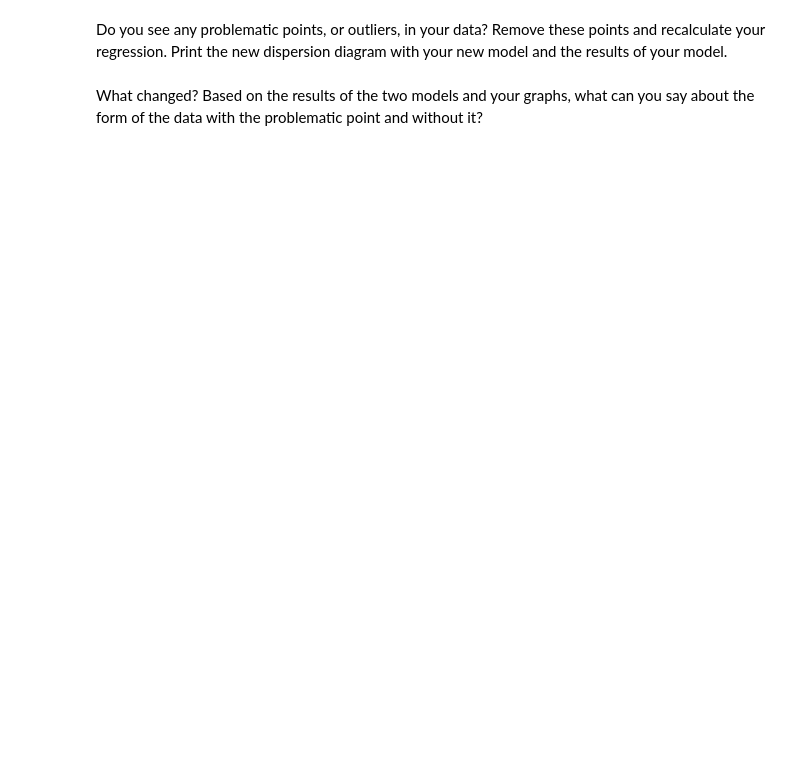
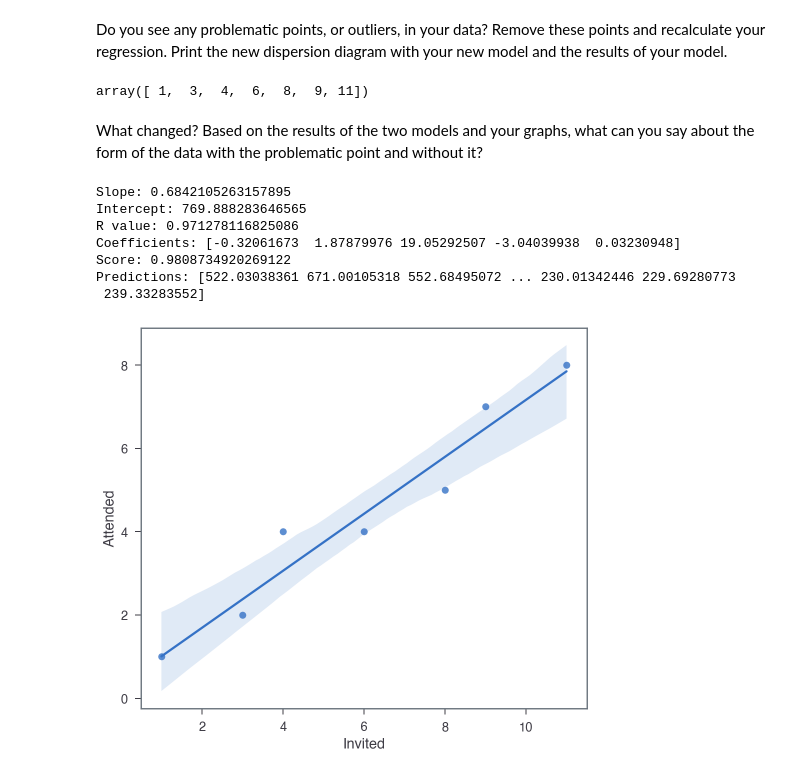
Before and after one commit to ta-data-lis/lab-regression-analysis, a Jupyter notebook: your-code/challenge1.ipynb, the cells around one changed output. Drawn from its saved outputs; the diff is of its cells as text; code cells hidden in the pictures; blank space fills up the shorter version.

```diff
--- a/your-code/challenge1.ipynb
+++ b/your-code/challenge1.ipynb
@@ -250,2 +294,18 @@ Do you see any problematic points, or outliers, in your data? Remove these point
+# %%
+# Defining the IQR based on the formula -> Q3 - Q1
+IQR = parties['Invited'].quantile(0.75) - parties['Invited'].quantile(0.25)
+
+# Had some help here to figure this out. Basically it's the lower and upper cutoffs, defined by
+# Q1 - 1.5 * IQR and Q3 + 1.5 * IQR
+new_range = [i for i in parties['Invited'] if
+             (parties['Invited'].quantile(0.25) - 1.5 * IQR) < i < (parties['Invited'].quantile(0.75)
+                                                             + 1.5 * IQR)]
+
+# Removing 14 from the range, since it might be considered as an outlier, even though
+# it didn't get removed after all the trouble I went through?? -.-
+new_range = np.asarray(new_range)[:-1]
+new_range
+# %% [output]
+array([ 1,  3,  4,  6,  8,  9, 11])
 # %% [markdown]
 What changed? Based on the results of the two models and your graphs, what can you say about the form of the data with the problematic point and without it?
@@ -253,0 +312,29 @@ What changed? Based on the results of the two models and your graphs, what can y
+# %%
+# Your response here.
+'''
+Without the problematic point the data seems to be closer to the regression line and with no outliers
+anymore.
+'''
+sns.regplot(x = 'Invited', y = 'Attended', data = parties[:-1]);
+
+slope, intercept, r_value, _, std_err = stats.linregress(parties['Invited'][:-1],
+                                                         parties['Attended'][:-1])
+lm = LinearRegression()
+model = lm.fit(X,Y)
+
+# Slope and R value are different?
+print('Slope:', slope)
+print('Intercept:', lm.intercept_)
+print('R value:', r_value)
+print('Coefficients:', lm.coef_)
+print('Score:', lm.score(X, Y))
+print('Predictions:', lm.predict(X))
+# %% [output]
+Slope: 0.6842105263157895
+Intercept: 769.888283646565
+R value: 0.971278116825086
+Coefficients: [-0.32061673  1.87879976 19.05292507 -3.04039938  0.03230948]
+Score: 0.9808734920269122
+Predictions: [522.03038361 671.00105318 552.68495072 ... 230.01342446 229.69280773
+ 239.33283552]
+[figure, added]
```
Also changed, not shown: parts of 8 cells of this notebook.
